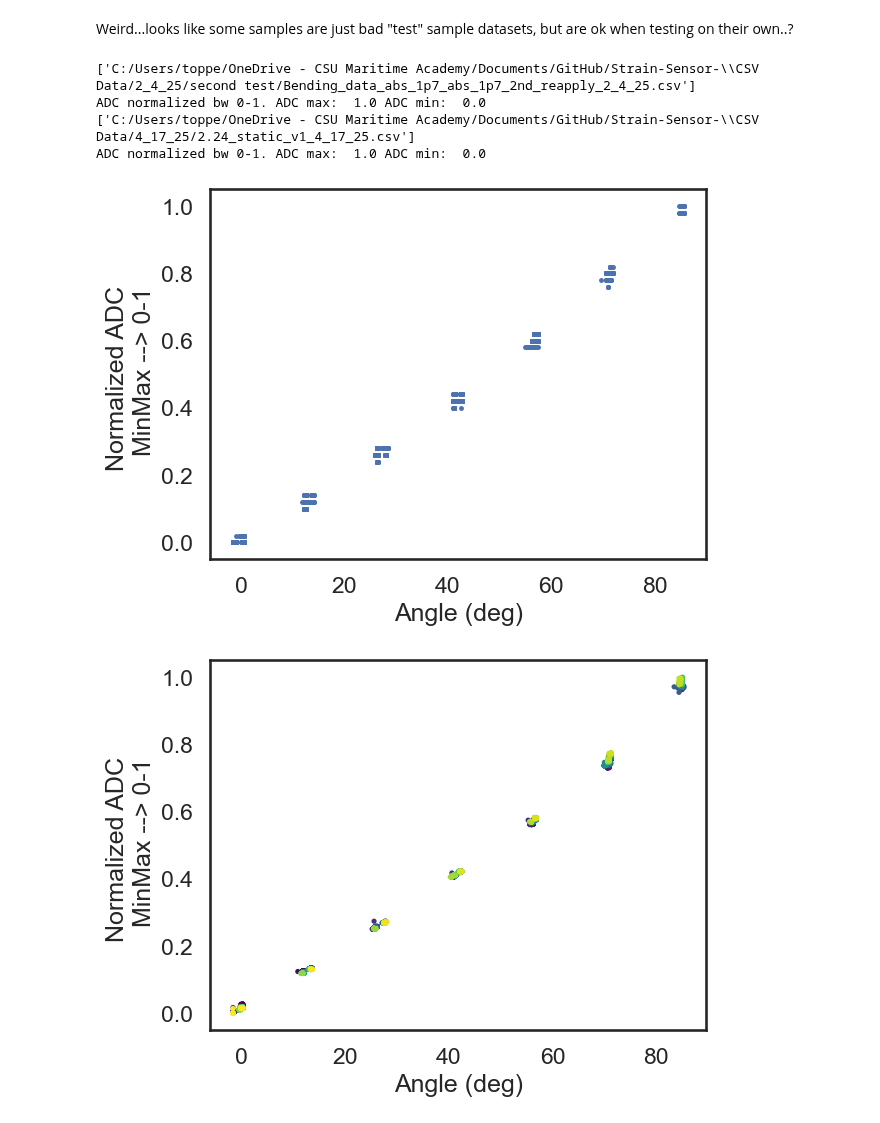
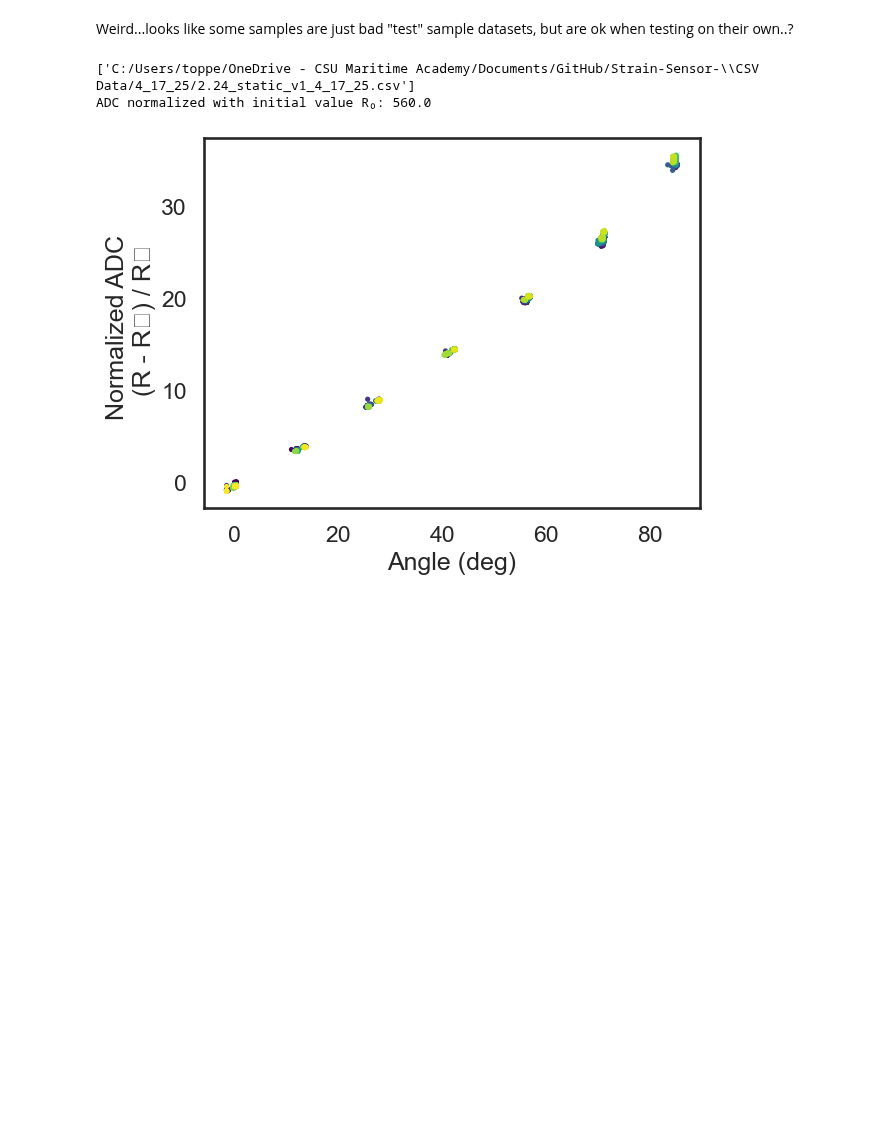
Before and after one commit to neuralengatberkeley/Strain-Sensor-, a Jupyter notebook: Code/analysis/error_analysis_PK_length_check.ipynb, the cells around one changed output. Saved outputs shown, nothing was run; the diff lists cells and outputs as text; code cells hidden in the pictures; blank space fills up the shorter version.

```diff
--- a/Code/analysis/error_analysis_PK_length_check.ipynb
+++ b/Code/analysis/error_analysis_PK_length_check.ipynb
@@ -241,20 +241,17 @@ ADC normalized bw 0-1. ADC max:  1.0 ADC min:  0.0
 Weird...looks like some samples are just bad "test" sample datasets, but are ok when testing on their own..?
 # %%
 i = 8; j = 9 # dataset 1 is a bad test dataset
-g = bender_class()
-g.load_data(DS_flat[1])
-g.normalize_adc_bw_01()
-g.plot_data()
+#g = bender_class()
+#g.load_data(DS_flat[1])
+#g.normalize_adc_bw_01()
+#g.plot_data()
 #g.train_model_test_accuracy(perc_train = 0.99, niter=1)
 
-g_test = bender_class()
-g_test.load_data(DS_flat[j])
-g_test.normalize_adc_bw_01()
-g_test.plot_data(scatter=True)
+g = bender_class()
+g.load_data(DS_flat[j])
+g.normalize_adc_over_R0()
+g.plot_data(scatter=True)
 # %% [output]
-['C:/Users/toppe/OneDrive - CSU Maritime Academy/Documents/GitHub/Strain-Sensor-\\CSV Data/2_4_25/second test/Bending_data_abs_1p7_abs_1p7_2nd_reapply_2_4_25.csv']
-ADC normalized bw 0-1. ADC max:  1.0 ADC min:  0.0
 ['C:/Users/toppe/OneDrive - CSU Maritime Academy/Documents/GitHub/Strain-Sensor-\\CSV Data/4_17_25/2.24_static_v1_4_17_25.csv']
-ADC normalized bw 0-1. ADC max:  1.0 ADC min:  0.0
+ADC normalized with initial value R₀: 560.0
-[figure, old version]
+[figure, new version]
-[figure, removed]
```
Also changed, not shown: parts of 2 cells of this notebook, 7 other files.
